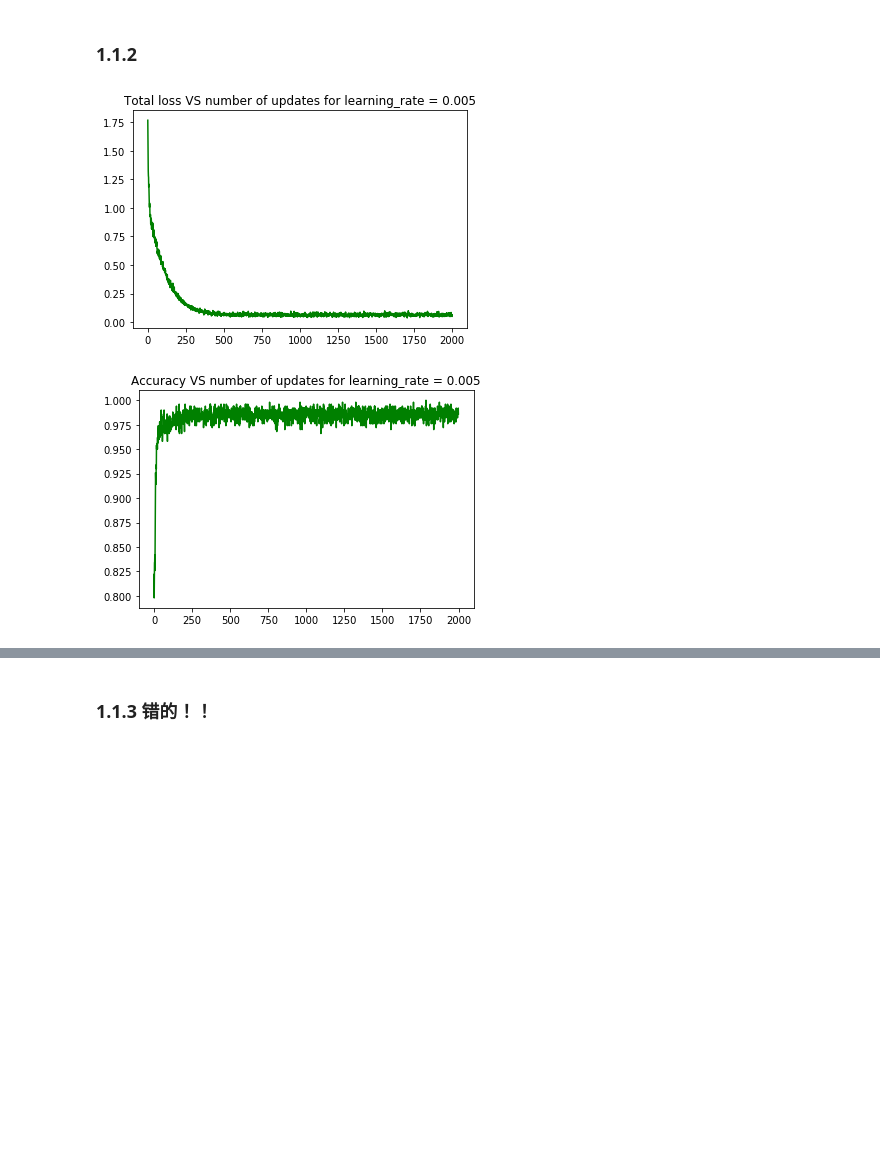
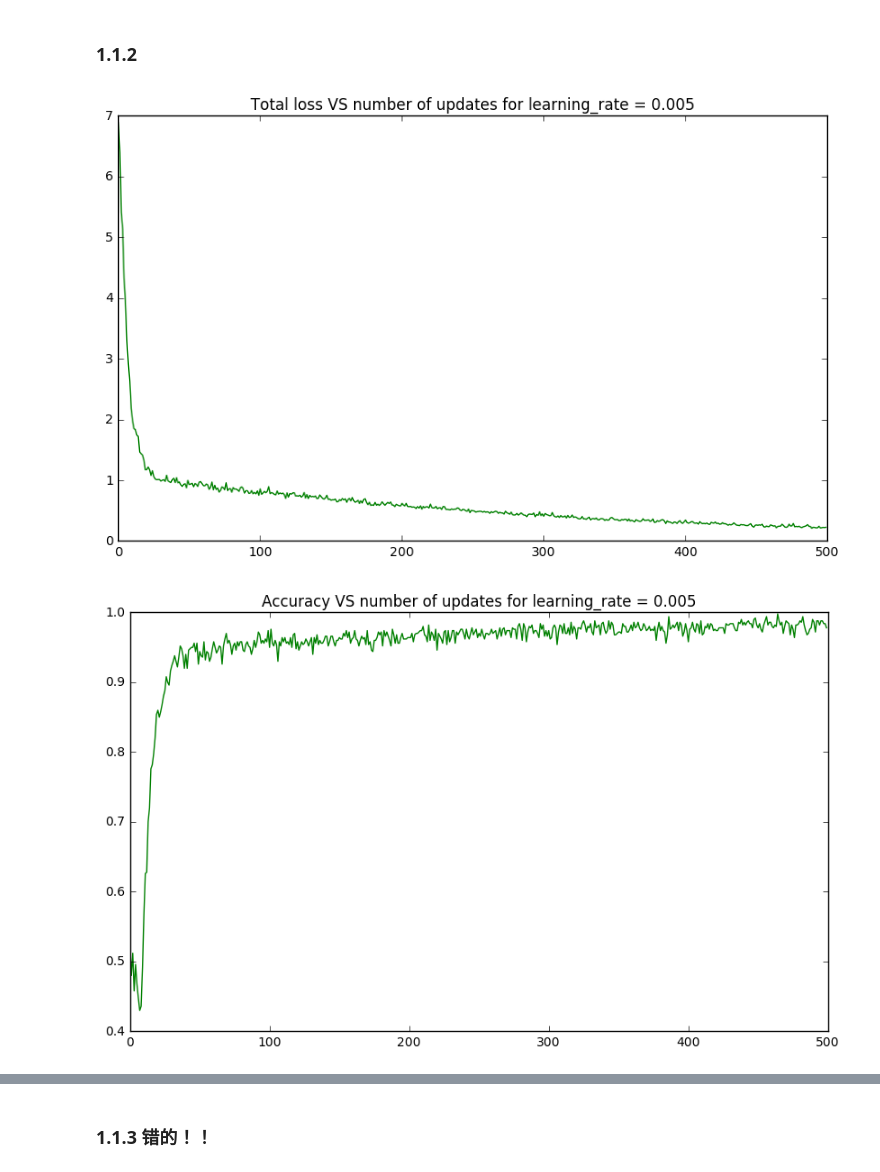
Before and after one commit to lidaiqing/Inference-MachineLearning, a Jupyter notebook: A2/code/a2.ipynb, the cells around one changed output, grey strips where cells are left out. Cells and saved outputs as stored; diff of their text form; code cells hidden in the pictures; blank space fills up the shorter version.

Commit message:
add comparision with Adam and SGD

```diff
--- a/A2/code/a2.ipynb
+++ b/A2/code/a2.ipynb
@@ -39,7 +39,7 @@ with np.load("../data/notMNIST.npz") as data :
 # %% [markdown]
 ### 1.1.1
 # %%
-def buildGraph(decay_rate, learning_rate):
+def buildGraph_SGD(decay_rate, learning_rate):
     # Variable creation
     W = tf.Variable(tf.truncated_normal(shape=[784,1], stddev=0.5), name='weights')
     b = tf.Variable(0.0, name='biases')
@@ -63,3 +63,6 @@ def buildGraph(decay_rate, learning_rate):
 def getRandomBatch(trainData, trainTarget, size):
     idx = np.random.choice(trainData.shape[0], size, replace=False)
     return trainData[idx,:], trainTarget[idx,:]
+# fix figure size
+%pylab inline
+pylab.rcParams['figure.figsize'] = (10, 6)
@@ -68,27 +73,27 @@ decay_rate = 0.01
 batch_size = 500
 learning_rate_list = [ 0.01, 0.05, 0.1, 0.3, 0.5]
 for learning_rate in learning_rate_list:
-    W, b, X, y_target, y_predicted, error, train, acc = buildGraph(decay_rate, learning_rate)
+    W, b, X, y_target, y_predicted, error, train, acc = buildGraph_SGD(decay_rate, learning_rate)
 
     init = tf.global_variables_initializer()
     sess = tf.InteractiveSession()
     sess.run(init)
     loss_recorder = np.array([])
-    acc_recoder = np.array([])
+    acc_recorder = np.array([])
 
-    numIteration = 2000
+    numIteration = 500
     for itr in range(numIteration):
         batch_xs, batch_ys = getRandomBatch(trainData, trainTarget, batch_size)
         accuracy, loss, _ = sess.run([acc, error, train], feed_dict={X: batch_xs, y_target: batch_ys})
         loss_recorder = np.append(loss_recorder, loss)
-        acc_recoder = np.append(acc_recoder, accuracy)
+        acc_recorder = np.append(acc_recorder, accuracy)
     plt.plot(np.arange(numIteration), loss_recorder, 'g')
-    #plt.axis([0,2000, 0, 2])
+    #plt.axis([0,500, 0, 2])
     plt.title("Total loss VS number of updates for learning_rate = %0.3f"%(learning_rate))
     plt.show()
 
-    plt.plot(np.arange(numIteration), acc_recoder, 'g')
-    #plt.axis([0,2000, 0, 2])
+    plt.plot(np.arange(numIteration), acc_recorder, 'g')
+    #plt.axis([0,500, 0, 2])
     plt.title("Accuracy VS number of updates for learning_rate = %0.3f"%(learning_rate))
     plt.show()
 # %% [output]
@@ -105,7 +110,7 @@ for learning_rate in learning_rate_list:
 # %% [markdown]
 ### 1.1.2
 # %%
-def buildGraph(decay_rate, learning_rate):
+def buildGraph_Adam(decay_rate, learning_rate):
     # Variable creation
     W = tf.Variable(tf.truncated_normal(shape=[784,1], stddev=0.5), name='weights')
     b = tf.Variable(0.0, name='biases')
@@ -128,31 +133,31 @@ def buildGraph(decay_rate, learning_rate):
 # %%
 decay_rate = 0.01
 batch_size = 500
 learning_rate_list = [ 0.005, 0.01, 0.05, 0.1, 0.3]
 for learning_rate in learning_rate_list:
-    W, b, X, y_target, y_predicted, error, train, acc = buildGraph(decay_rate, learning_rate)
+    W, b, X, y_target, y_predicted, error, train, acc = buildGraph_Adam(decay_rate, learning_rate)
 
     init = tf.global_variables_initializer()
     sess = tf.InteractiveSession()
     sess.run(init)
     loss_recorder = np.array([])
-    acc_recoder = np.array([])
+    acc_recorder = np.array([])
 
-    numIteration = 2000
+    numIteration = 500
     for itr in range(numIteration):
         batch_xs, batch_ys = getRandomBatch(trainData, trainTarget, batch_size)
         accuracy, loss, _ = sess.run([acc, error, train], feed_dict={X: batch_xs, y_target: batch_ys})
         loss_recorder = np.append(loss_recorder, loss)
-        acc_recoder = np.append(acc_recoder, accuracy)
+        acc_recorder = np.append(acc_recorder, accuracy)
     plt.plot(np.arange(numIteration), loss_recorder, 'g')
-    #plt.axis([0,2000, 0, 2])
+    #plt.axis([0,500, 0, 2])
     plt.title("Total loss VS number of updates for learning_rate = %0.3f"%(learning_rate))
     plt.show()
 
-    plt.plot(np.arange(numIteration), acc_recoder, 'g')
-    #plt.axis([0,2000, 0, 2])
+    plt.plot(np.arange(numIteration), acc_recorder, 'g')
+    #plt.axis([0,500, 0, 2])
     plt.title("Accuracy VS number of updates for learning_rate = %0.3f"%(learning_rate))
     plt.show()
 # %% [output]
-[figure, old version]
+[figure, new version]
-[figure, old version]
+[figure, new version]
```
Also changed, not shown: parts of 4 cells of this notebook.
